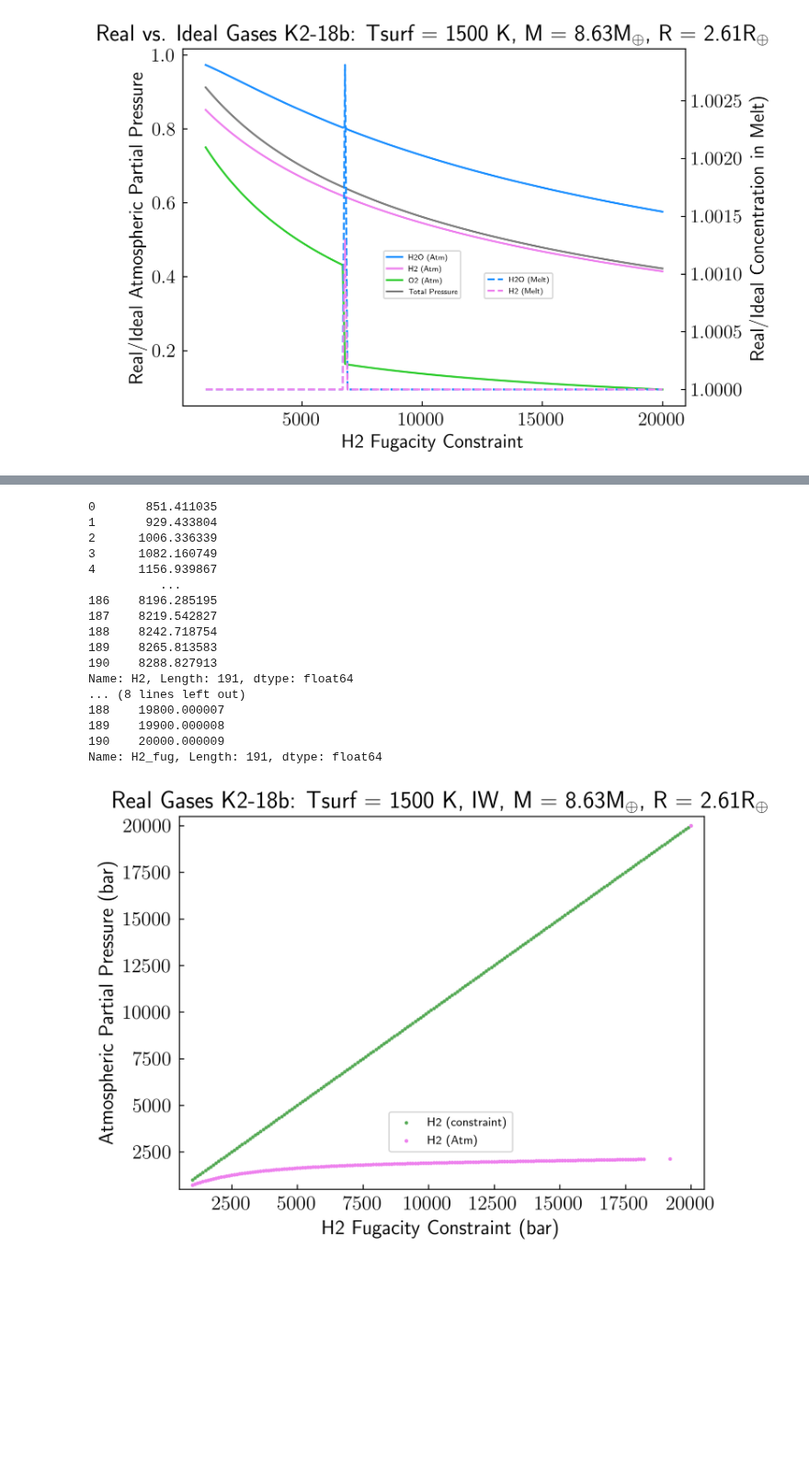
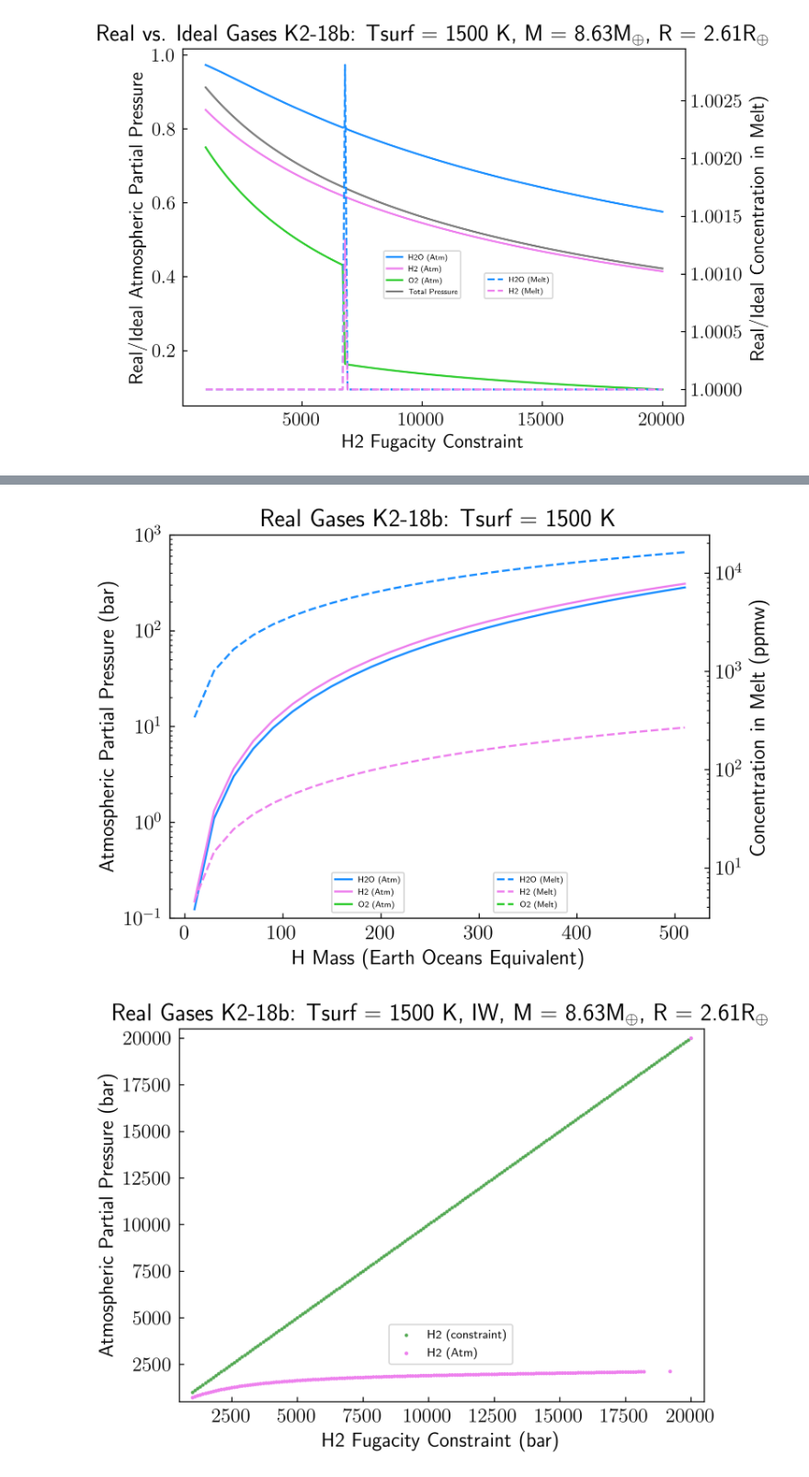
Before and after one commit to ExPlanetology/atmodeller, a Jupyter notebook: atmodeller/docs/4_sciencecases.ipynb, the cells around one changed output, grey strips where cells are left out. Shown at 92% size. Drawn from its saved outputs; the diff is of its cells as text; code cells hidden in the pictures; blank space fills up the shorter version.

```diff
--- a/atmodeller/docs/4_sciencecases.ipynb
+++ b/atmodeller/docs/4_sciencecases.ipynb
@@ -719,25 +753,31 @@ plt.show()
-# %%
-print(df_K218b_R.H2)
-
-print(df_K218b_R.H2_fug)
-# %% [output]
-0       851.411035
-1       929.433804
-2      1006.336339
-3      1082.160749
-4      1156.939867
-          ...
-186    8196.285195
-187    8219.542827
-188    8242.718754
-189    8265.813583
-190    8288.827913
-Name: H2, Length: 191, dtype: float64
-... (8 lines left out)
-188    19800.000007
-189    19900.000008
-190    20000.000009
-Name: H2_fug, Length: 191, dtype: float64
+# %%
+fig, ax = plt.subplots()
+ax.plot(df_K218b_R.H_Mass_input, df_K218b_R.H2O, color='dodgerblue', label='H2O (Atm)')
+ax.plot(df_K218b_R.H_Mass_input, df_K218b_R.H2, color='violet', label='H2 (Atm)')
+ax.plot(df_K218b_R.H_Mass_input, df_K218b_R.O2, color='limegreen', label='O2 (Atm)')
+
+ax2 = ax.twinx()
+ax2.plot(df_K218b_R.H_Mass_input, df_K218b_R.H2O_melt, color='dodgerblue', ls='--', label='H2O (Melt)')
+ax2.plot(df_K218b_R.H_Mass_input, df_K218b_R.H2_melt, color='violet', ls='--', label='H2 (Melt)')
+ax2.plot(df_K218b_R.H_Mass_input, df_K218b_R.O2_melt, color='limegreen', ls='--',  label='O2 (Melt)')
+#ax.plot(df_K218b_try.H2, df_K218b_try.Total_Pressure, color='gray', label='Total Pressure')
+
+
+ax.set_xlabel(r'H Mass (Earth Oceans Equivalent)')
+ax.set_ylabel('Atmospheric Partial Pressure (bar)')
+ax2.set_ylabel('Concentration in Melt (ppmw)')
+ax.set_yscale('log')
+ax.set_ylim(1e-1, 1e3)
+ax2.set_yscale('log')
+#ax2.set_ylim(1e-2, 1e5)
+ax.legend(fontsize=6, loc=(0.3,0.015))
+ax2.legend(fontsize=6, loc=(0.6, 0.015))
+
+plt.title(r'Real Gases K2-18b: Tsurf = 1500 K')
+#plt.savefig('data/Plots/K218b_HO_1500K_RealGas_Pupto2GPa_MassFracs.jpg', dpi=1000, bbox_inches='tight')
+plt.show()
+# %% [output]
+[figure, added]
 # %%
 fig, ax = plt.subplots()
 #ax.scatter(df_K218b_try.H2_fugacity, df_K218b_try.H2O, s=3, color='dodgerblue', label='H2O (Atm)')
```
Also changed, not shown: parts of 24 cells of this notebook, 2 other files.
